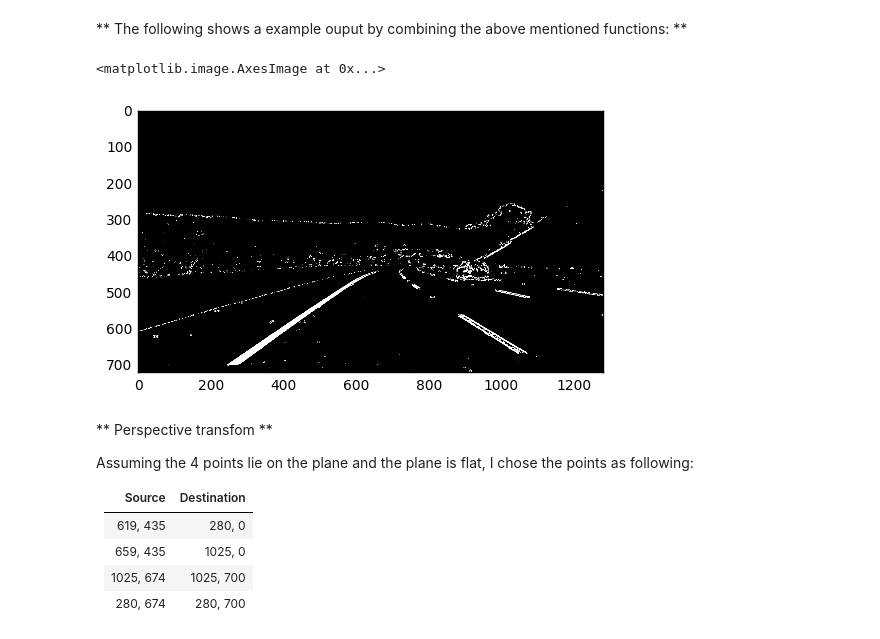
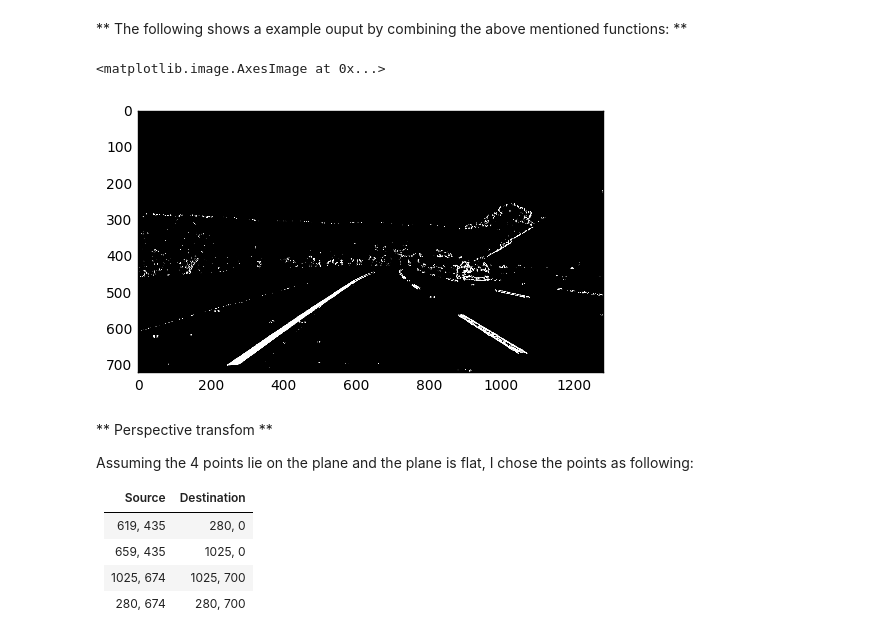
Before and after one commit to ab1153/CarND-Advanced-Lane-Lines, a Jupyter notebook: writeup.ipynb, the cells around one changed output. Saved outputs shown, nothing was run; the diff lists cells and outputs as text; code cells hidden in the pictures.

```diff
--- a/writeup.ipynb
+++ b/writeup.ipynb
@@ -61,25 +61,25 @@ I combined the color transform and gradient filter and thresholded the output to
 # %%
 from preprocess import undistort, sobel_abs, sobel_dir, thresh
 
 filename = 'test_images/test3.jpg'
 img = cv2.imread(filename)
 undist_img = undistort(img, dist, mtx, is_BGR=True)
 
 hls = cv2.cvtColor(undist_img, cv2.COLOR_RGB2HLS)
 saturation = hls[...,2]
 gray = cv2.cvtColor(undist_img, cv2.COLOR_RGB2GRAY)
-gradx = sobel_abs(gray, (20,255), 5)
-grady = sobel_abs(gray, (20,255), 5, (0,1))
-sat_bin = thresh(saturation, (200,255))
+gradx = sobel_abs(gray, (30,255), 5)
+grady = sobel_abs(gray, (10,255), 5, (0,1))
+sat_bin = thresh(saturation, (170,255))
 
 
 combined = np.zeros_like(sat_bin)
 cond = ( (sat_bin == 1) | ((gradx == 1) & (grady==1))  )
 combined[cond] = 1
 plt.imshow(combined, cmap='gray')
 # %% [output]
 <matplotlib.image.AxesImage at 0x...>
-[figure, old version]
+[figure, new version]
 # %% [markdown]
 ** Perspective transfom **
 
```
Also changed, not shown: 2 other files.
